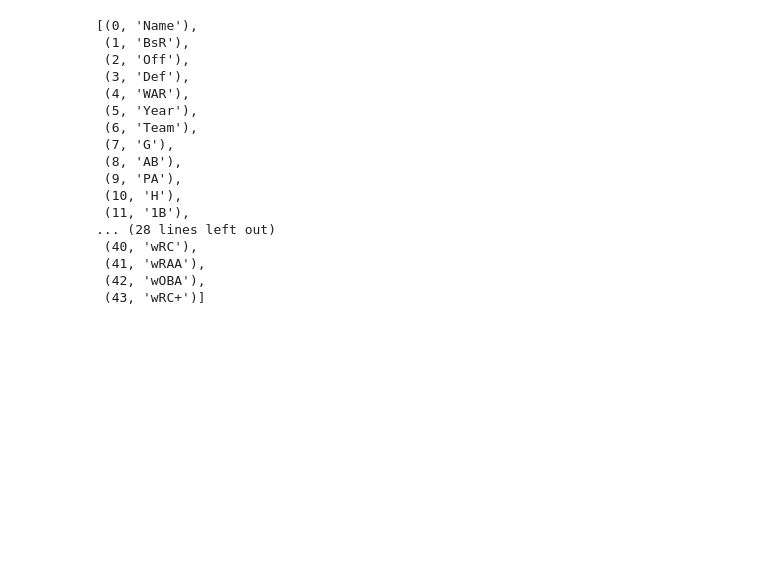
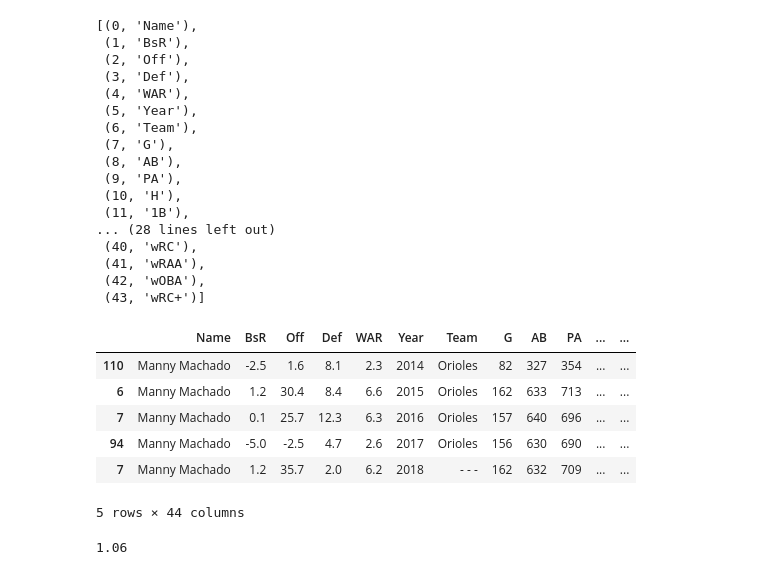
Before and after one commit to aurbanski/SabermetricsFinal, a Jupyter notebook: Python/Untitled.ipynb, the cells around one changed output. Saved outputs shown, nothing was run; the diff lists cells and outputs as text; code cells hidden in the pictures; blank space fills up the shorter version.

```diff
--- a/Python/Untitled.ipynb
+++ b/Python/Untitled.ipynb
@@ -209,3 +209,17 @@ list(battingAll.loc[battingAll["Name"] == "Manny Machado"].values)
  (41, 'wRAA'),
  (42, 'wOBA'),
  (43, 'wRC+')]
+# %%
+battingAll.loc[battingAll['Name'] == 'Manny Machado']
+# %% [output]
+|  | Name | BsR | Off | Def | WAR | Year | Team | G | AB | PA | ... | ... |
+| 110 | Manny Machado | -2.5 | 1.6 | 8.1 | 2.3 | 2014 | Orioles | 82 | 327 | 354 | ... | ... |
+| 6 | Manny Machado | 1.2 | 30.4 | 8.4 | 6.6 | 2015 | Orioles | 162 | 633 | 713 | ... | ... |
+| 7 | Manny Machado | 0.1 | 25.7 | 12.3 | 6.3 | 2016 | Orioles | 157 | 640 | 696 | ... | ... |
+| 94 | Manny Machado | -5.0 | -2.5 | 4.7 | 2.6 | 2017 | Orioles | 156 | 630 | 690 | ... | ... |
+| 7 | Manny Machado | 1.2 | 35.7 | 2.0 | 6.2 | 2018 | - - - | 162 | 632 | 709 | ... | ... |
+5 rows × 44 columns
+# %%
+1.3 * .1 + 1.1 * .3 + 1* .6
+# %% [output]
+1.06
```
Also changed, not shown: 5 other files.
